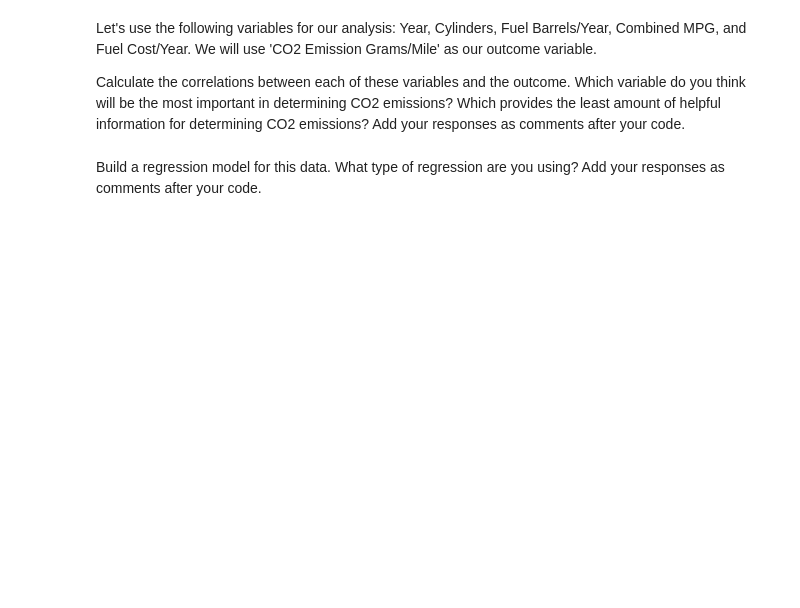
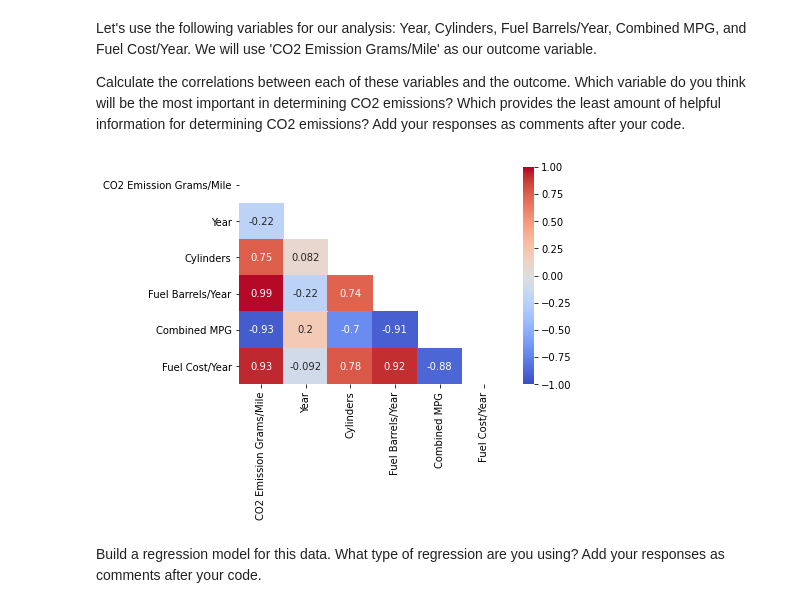
Before and after one commit to ta-data-lis/lab-regression-analysis, a Jupyter notebook: your-code/challenge1.ipynb, the cells around one changed output. Saved outputs shown, nothing was run; the diff lists cells and outputs as text; code cells hidden in the pictures; blank space fills up the shorter version.

```diff
--- a/your-code/challenge1.ipynb
+++ b/your-code/challenge1.ipynb
@@ -63,3 +156,6 @@ Interpret the results of your model. What can conclusions can you draw from your
 For the second part of this lab, we will use the vehicles.csv data set. You can find a copy of the dataset in the git hub folder. This dataset includes variables related to vehicle characteristics, including the model, make, and energy efficiency standards, as well as each car's CO2 emissions. As discussed in class the goal of this exercise is to predict vehicles' CO2 emissions based on several independent variables.
 # %%
 # Import any libraries you may need & the data
+url = 'https://raw.githubusercontent.com/rui-pduarte/lab-regression-analysis/master/your-code/vehicles.csv'
+vehicles_DF = pd.read_csv(url)
+vehicles_DF
@@ -72,2 +180,19 @@ Calculate the correlations between each of these variables and the outcome. Whic
+# %%
+# Your response here.
+X = ['Year', 'Cylinders', 'Fuel Barrels/Year', 'Combined MPG', 'Fuel Cost/Year']
+Y = ['CO2 Emission Grams/Mile']
+Y_and_Xs = Y + X
+
+corrMatrix = vehicles_DF[Y_and_Xs].corr()
+mask = np.zeros(corrMatrix.shape, dtype=bool)
+mask[np.triu_indices(len(mask))] = True
+sns.heatmap(corrMatrix, annot=True, cmap="coolwarm", vmin = -1, vmax = 1, center = 0, mask = mask)
+plt.show()
+
+### Variables with correlations near to 1 and -1 may be the best.
+### Ideally we also have correlations between themselves close to zero to get away from multicollinearity.
+### Fuel Barrels/Year seems fine, but in general this dataset seems to have some high correleation among every variable
+# %% [output]
+[figure, added]
 # %% [markdown]
 Build a regression model for this data. What type of regression are you using? Add your responses as comments after your code.
```
Also changed, not shown: parts of 29 cells of this notebook.
